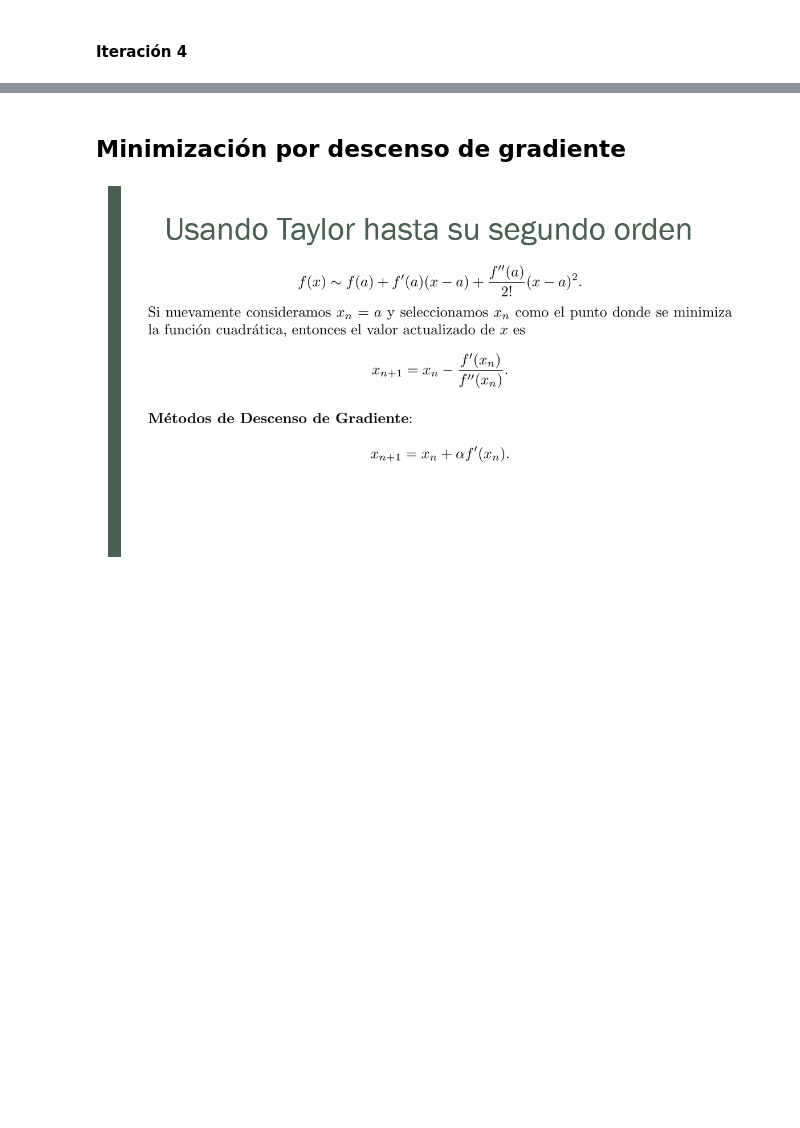
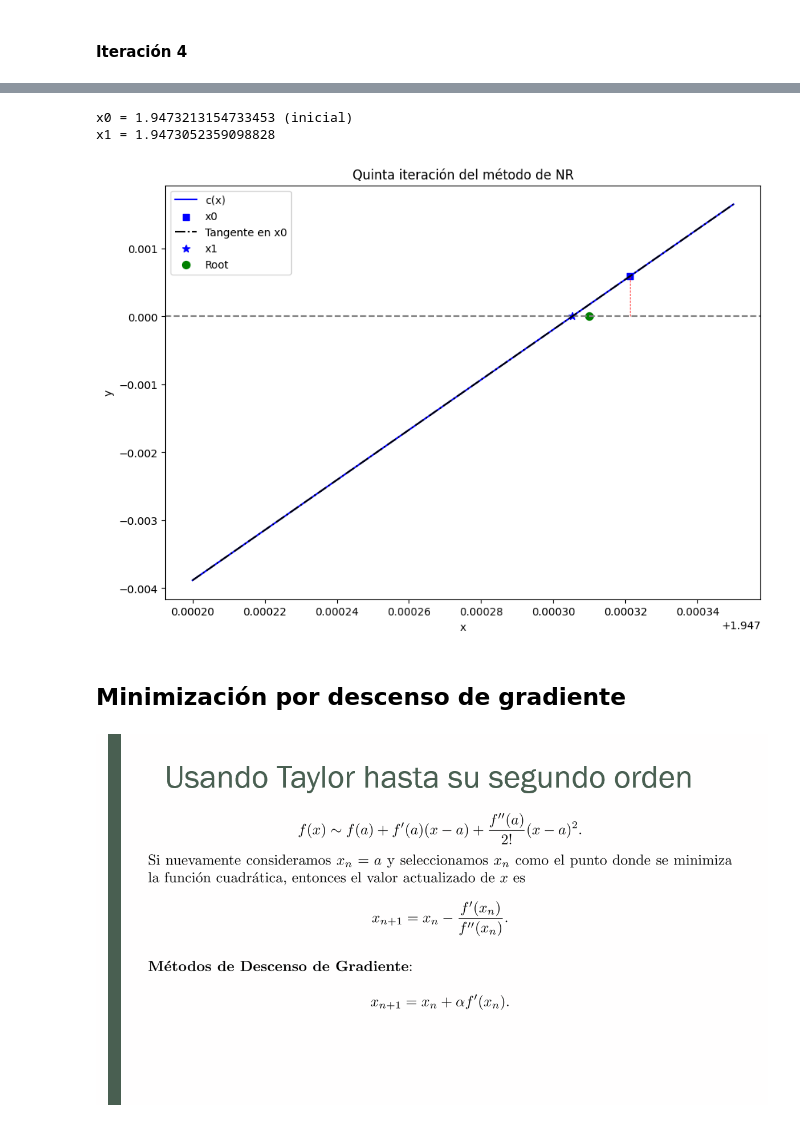
Before and after one commit to leticiaram/Taller_Calculo, a Jupyter notebook: NR_Newton_EM.ipynb, the cells around one changed output, grey strips where cells are left out. Drawn from its saved outputs; the diff is of its cells as text; code cells hidden in the pictures; blank space fills up the shorter version.

```diff
--- a/NR_Newton_EM.ipynb
+++ b/NR_Newton_EM.ipynb
@@ -154,3 +156,12 @@ x1 = 1.9473213154733453
+# %%
+#x0 = x1
+X = np.linspace(1.9472,1.94735,50)
+# %%
+x1 = graf1pasoNR(x0,X,"Quinta iteración del método de NR")
+# %% [output]
+x0 = 1.9473213154733453 (inicial)
+x1 = 1.9473052359098828
+[figure, added]
 # %% [markdown]
 ## Minimización por descenso de gradiente
 # %% [markdown]
```
Also changed, not shown: parts of 4 cells of this notebook.
